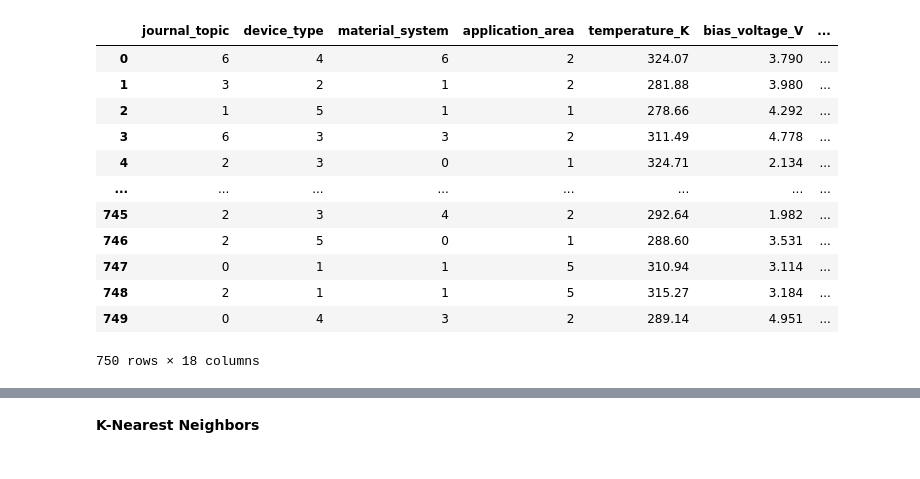
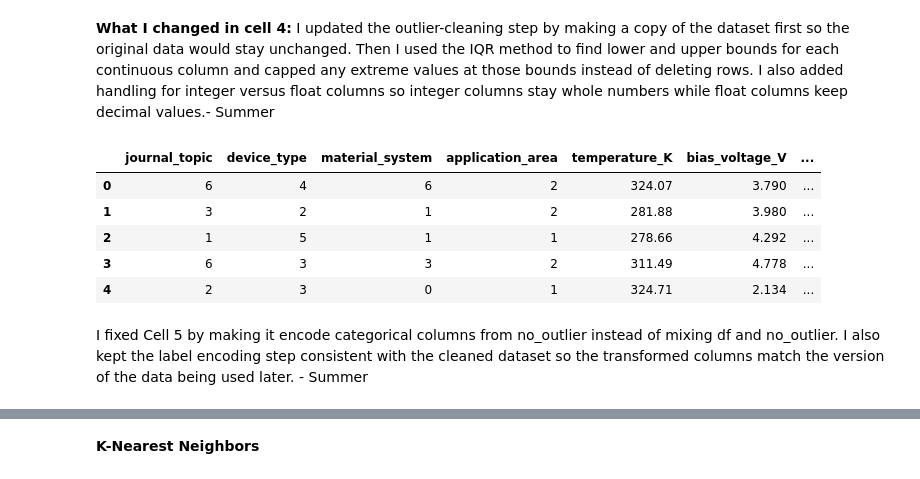
Before and after one commit to renaissag/electrical_engineeing_Quantum_Devices_KNN, a Jupyter notebook: Renaissa_Quantum_Devices_KNN.ipynb, the cells around one changed output, grey strips where cells are left out. Saved outputs shown, nothing was run; the diff lists cells and outputs as text; code cells hidden in the pictures.

```diff
--- a/Renaissa_Quantum_Devices_KNN.ipynb
+++ b/Renaissa_Quantum_Devices_KNN.ipynb
@@ -35,33 +32,46 @@ df.shape
 # %%
+#4
 # Create a copy of the numeric data to avoid modifying the original
 no_outlier = df.copy()
 
 def outlier_cleanup(col):
+    # Skip columns that do not exist
+    if col not in no_outlier.columns:
+        print(f"Skipping missing column: {col}")
+        return
+
+    # Make sure column is numeric
+    if not pd.api.types.is_numeric_dtype(no_outlier[col]):
+        print(f"Skipping non-numeric column: {col}")
+        return
+
     # Calculate IQR and outlier fences
     q1 = no_outlier[col].quantile(0.25)
     q3 = no_outlier[col].quantile(0.75)
     iqr = q3 - q1
-    lf = q1 - (1.5 * iqr)  # lower fence
-    uf = q3 + (1.5 * iqr)  # upper fence
+    lf = q1 - (1.5 * iqr)
+    uf = q3 + (1.5 * iqr)
 
-    # Check column type for proper handling of integer and float types
+    # Check column type
     col_type = str(no_outlier[col].dtype)
 
     # Apply outlier treatment
     if col_type in ["int64", "int32", "int16", "int8"]:
-        # For integer columns, round the fence values and cast them to integers
         no_outlier.loc[no_outlier[col] < lf, col] = int(round(lf))
         no_outlier.loc[no_outlier[col] > uf, col] = int(round(uf))
     else:
-        # For float columns, directly assign the fence values
         no_outlier.loc[no_outlier[col] < lf, col] = lf
         no_outlier.loc[no_outlier[col] > uf, col] = uf
 
-# Apply outlier cleanup to specific columns
-my_conti_cols = ['temperature_K', 'bias_voltage_V', 'quantum_well_width_nm', 'bandgap_eV', 'effective_mass_me', 'barrier_height_eV',
-       'photon_wavelength_nm', 'photon_energy_eV', 'spin_polarization', 'quantum_efficiency', 'performance_metric', 'device_complexity_index']
+my_conti_cols = [
+    'temperature_K', 'bias_voltage_V', 'quantum_well_width_nm', 'bandgap_eV',
+    'effective_mass_me', 'barrier_height_eV', 'photon_wavelength_nm',
+    'photon_energy_eV', 'spin_polarization', 'quantum_efficiency',
+    'performance_metric', 'device_complexity_index'
+]
+
 for col in my_conti_cols:
     outlier_cleanup(col)
 
-no_outlier
+print(no_outlier.head())
 # %% [output]
@@ -81,26 +95,23 @@ no_outlier
+# %% [markdown]
+**What I changed in cell 4:** I updated the outlier-cleaning step by making a copy of the dataset first so the original data would stay unchanged. Then I used the IQR method to find lower and upper bounds for each continuous column and capped any extreme values at those bounds instead of deleting rows. I also added handling for integer versus float columns so integer columns stay whole numbers while float columns keep decimal values.- Summer
 # %%
 # Label Encoding in categorical columns
 from sklearn import preprocessing
 
-categ = df.select_dtypes(exclude="number")
+categ = no_outlier.select_dtypes(exclude="number")
 
-for i in categ.columns:
-    encoder = preprocessing.LabelEncoder()  # Encoder is the object of 'LabelEncoder'.
-    no_outlier[i] = encoder.fit_transform(no_outlier[i])
+for col in categ.columns:
+    encoder = preprocessing.LabelEncoder()
+    no_outlier[col] = encoder.fit_transform(no_outlier[col].astype(str))
 
-no_outlier
+no_outlier.head()
 # %% [output]
 |  | journal_topic | device_type | material_system | application_area | temperature_K | bias_voltage_V | ... |
 | 0 | 6 | 4 | 6 | 2 | 324.07 | 3.790 | ... |
 | 1 | 3 | 2 | 1 | 2 | 281.88 | 3.980 | ... |
 | 2 | 1 | 5 | 1 | 1 | 278.66 | 4.292 | ... |
 | 3 | 6 | 3 | 3 | 2 | 311.49 | 4.778 | ... |
 | 4 | 2 | 3 | 0 | 1 | 324.71 | 2.134 | ... |
-| ... | ... | ... | ... | ... | ... | ... | ... |
-| 745 | 2 | 3 | 4 | 2 | 292.64 | 1.982 | ... |
-| 746 | 2 | 5 | 0 | 1 | 288.60 | 3.531 | ... |
-| 747 | 0 | 1 | 1 | 5 | 310.94 | 3.114 | ... |
-| 748 | 2 | 1 | 1 | 5 | 315.27 | 3.184 | ... |
-| 749 | 0 | 4 | 3 | 2 | 289.14 | 4.951 | ... |
-750 rows × 18 columns
+# %% [markdown]
+I fixed Cell 5 by making it encode categorical columns from no_outlier instead of mixing df and no_outlier. I also kept the label encoding step consistent with the cleaned dataset so the transformed columns match the version of the data being used later. - Summer
 # %%
```
Also changed, not shown: parts of 32 cells of this notebook.
